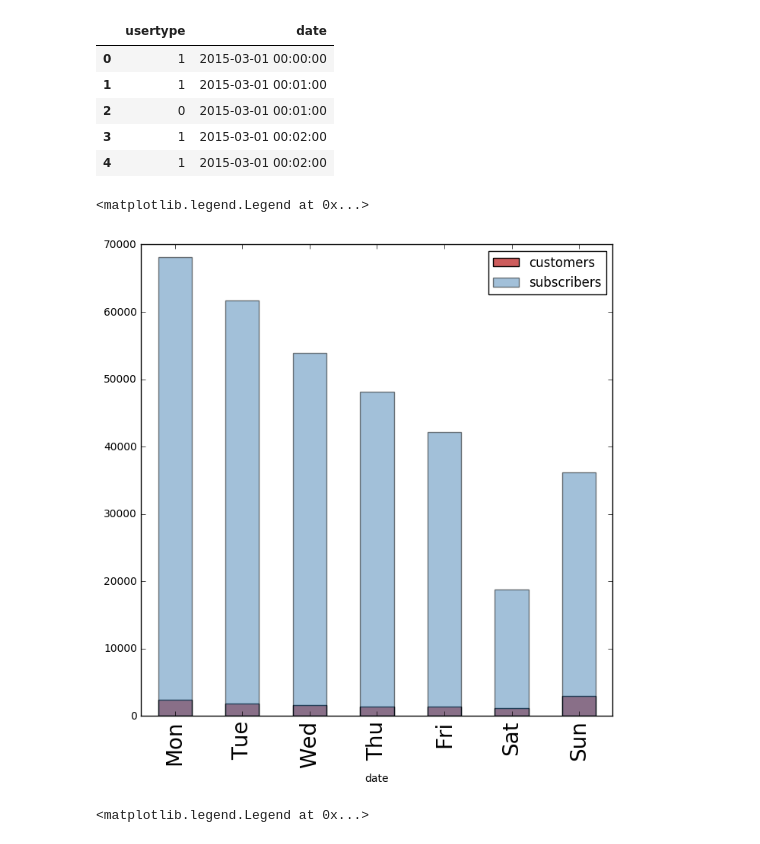
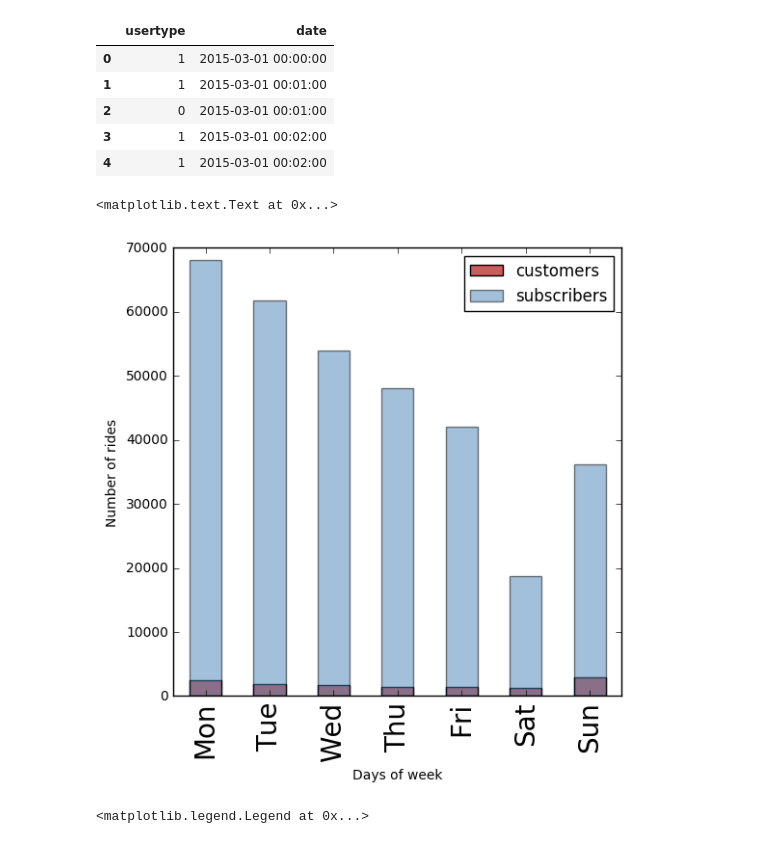
Before and after one commit to amyoshino/PUI2016_amy324, a Jupyter notebook: HW3_amy324/Homework_3_Assigment_2_amy324.ipynb, the cells around one changed output. Saved outputs shown, nothing was run; the diff lists cells and outputs as text; code cells hidden in the pictures.

```diff
--- a/HW3_amy324/Homework_3_Assigment_2_amy324.ipynb
+++ b/HW3_amy324/Homework_3_Assigment_2_amy324.ipynb
@@ -122,25 +122,27 @@ df.head()
 | 4 | 1 | 2015-03-01 00:02:00 |
 # %%
 # Code obtained from Dr. Bianco model
-fig = pl.figure(figsize(8,8))
+fig = pl.figure(figsize(6,6))
 
 #instad of plotting with matplotlib i.e. plot() i use the plot method in pandas
 norm_c = 1
 ((df['date'][df['usertype'] == 0].groupby([df['date'].dt.weekday]).count()) / norm_c).plot(kind="bar",
                                                                                          color='IndianRed',
                                                                                          label='customers')
 
 norm_s = 1
 ax = ((df['date'][df['usertype'] == 1].groupby([df['date'].dt.weekday]).count()) / norm_s).plot(kind="bar",
                                                                                               color='SteelBlue',
                                                                                               alpha=0.5,
                                                                                               label='subscribers')
 
 tmp = ax.xaxis.set_ticklabels(['Mon', 'Tue', 'Wed', 'Thu', 'Fri', 'Sat', 'Sun'], fontsize=20)
 pl.legend()
+pl.xlabel('Days of week')
+pl.ylabel('Number of rides')
 # %% [output]
-<matplotlib.legend.Legend at 0x...>
+<matplotlib.text.Text at 0x...>
-[figure, old version]
+[figure, new version]
 # %%
 # Calculating errors
 fig=pl.figure(figsize(8,8))
```
Also changed, not shown: parts of 16 cells of this notebook.
